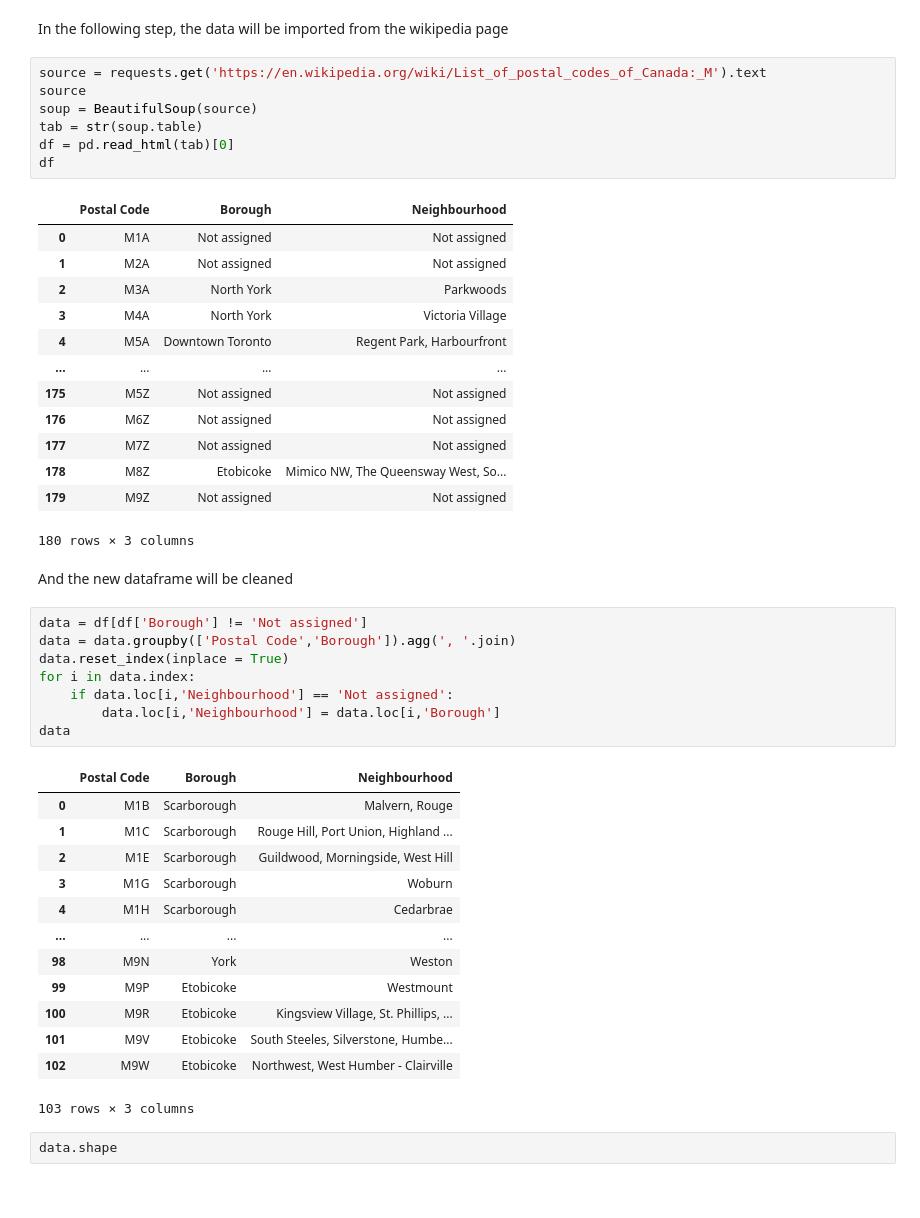
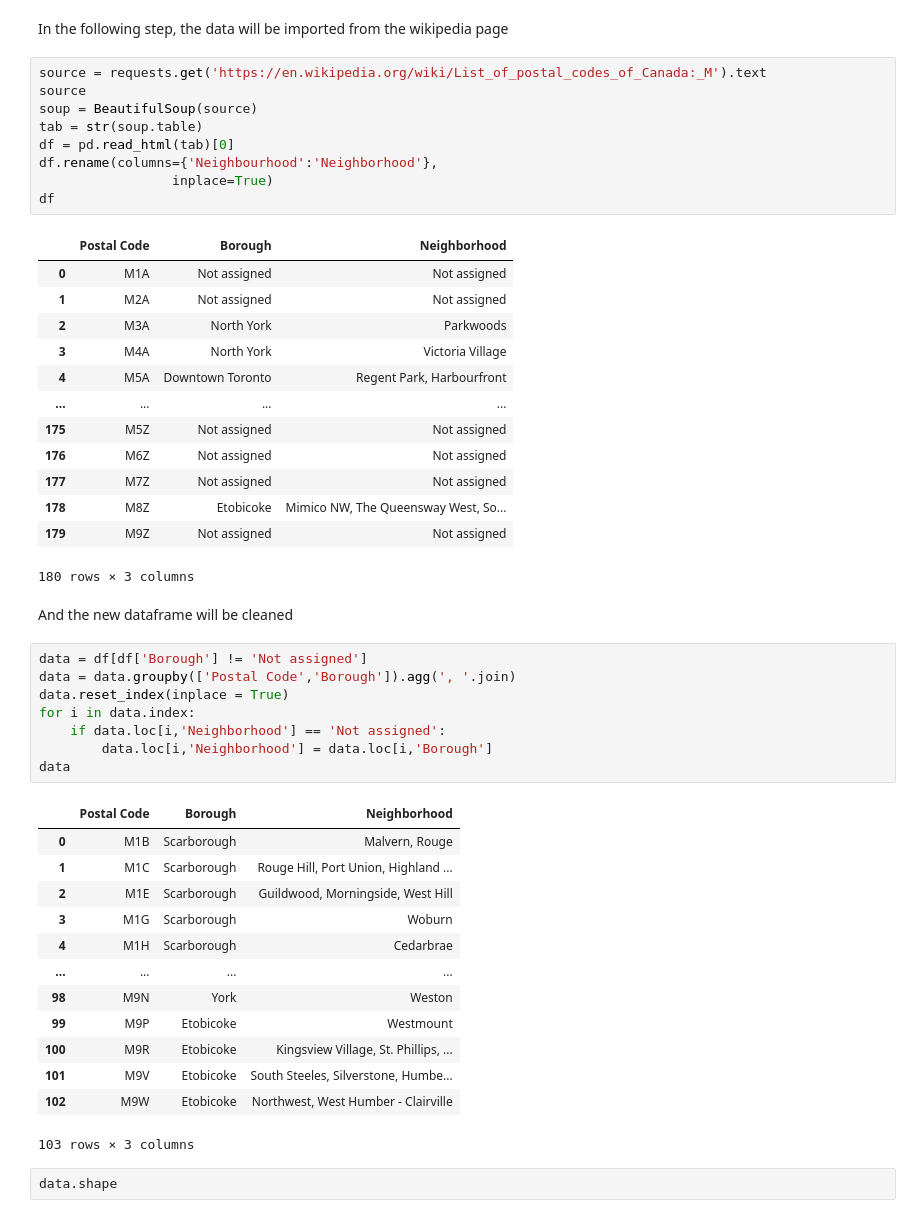
Before and after one commit to juanseripe/DataScienceCapstone, a Jupyter notebook: Neighborhoods in Toronto.ipynb, the cells around one changed output. Drawn from its saved outputs; the diff is of its cells as text.

```diff
--- a/Neighborhoods in Toronto.ipynb
+++ b/Neighborhoods in Toronto.ipynb
@@ -29,12 +18,14 @@ In the following step, the data will be imported from the wikipedia page
 # %%
 source = requests.get('https://en.wikipedia.org/wiki/List_of_postal_codes_of_Canada:_M').text
 source
 soup = BeautifulSoup(source)
 tab = str(soup.table)
 df = pd.read_html(tab)[0]
+df.rename(columns={'Neighbourhood':'Neighborhood'},
+                 inplace=True)
 df
 # %% [output]
-|  | Postal Code | Borough | Neighbourhood |
+|  | Postal Code | Borough | Neighborhood |
 | 0 | M1A | Not assigned | Not assigned |
 | 1 | M2A | Not assigned | Not assigned |
 | 2 | M3A | North York | Parkwoods |
@@ -54,11 +45,11 @@ data = df[df['Borough'] != 'Not assigned']
 data = data.groupby(['Postal Code','Borough']).agg(', '.join)
 data.reset_index(inplace = True)
 for i in data.index:
-    if data.loc[i,'Neighbourhood'] == 'Not assigned':
-        data.loc[i,'Neighbourhood'] = data.loc[i,'Borough']
+    if data.loc[i,'Neighborhood'] == 'Not assigned':
+        data.loc[i,'Neighborhood'] = data.loc[i,'Borough']
 data
 # %% [output]
-|  | Postal Code | Borough | Neighbourhood |
+|  | Postal Code | Borough | Neighborhood |
 | 0 | M1B | Scarborough | Malvern, Rouge |
 | 1 | M1C | Scarborough | Rouge Hill, Port Union, Highland ... |
 | 2 | M1E | Scarborough | Guildwood, Morningside, West Hill |
```
Also changed, not shown: parts of 35 cells of this notebook.
